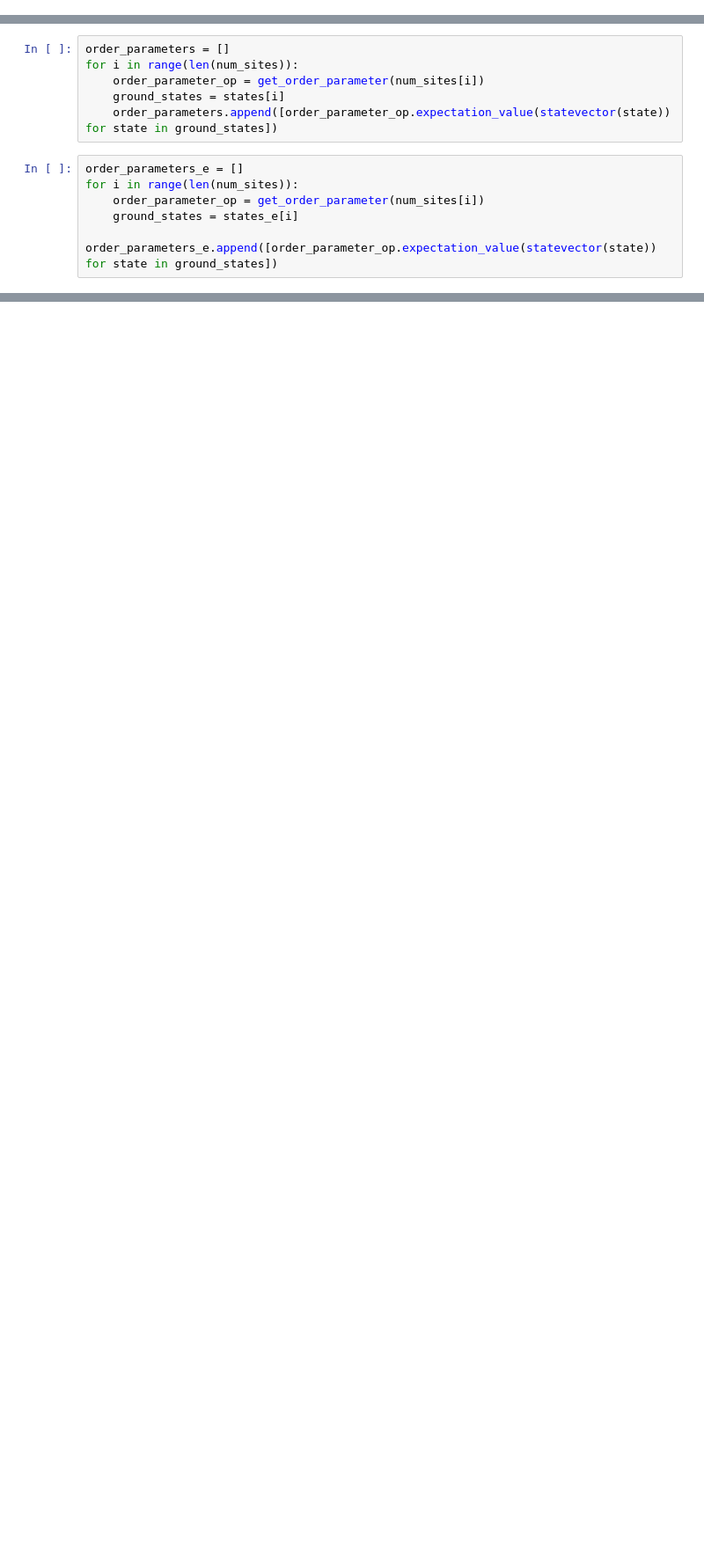
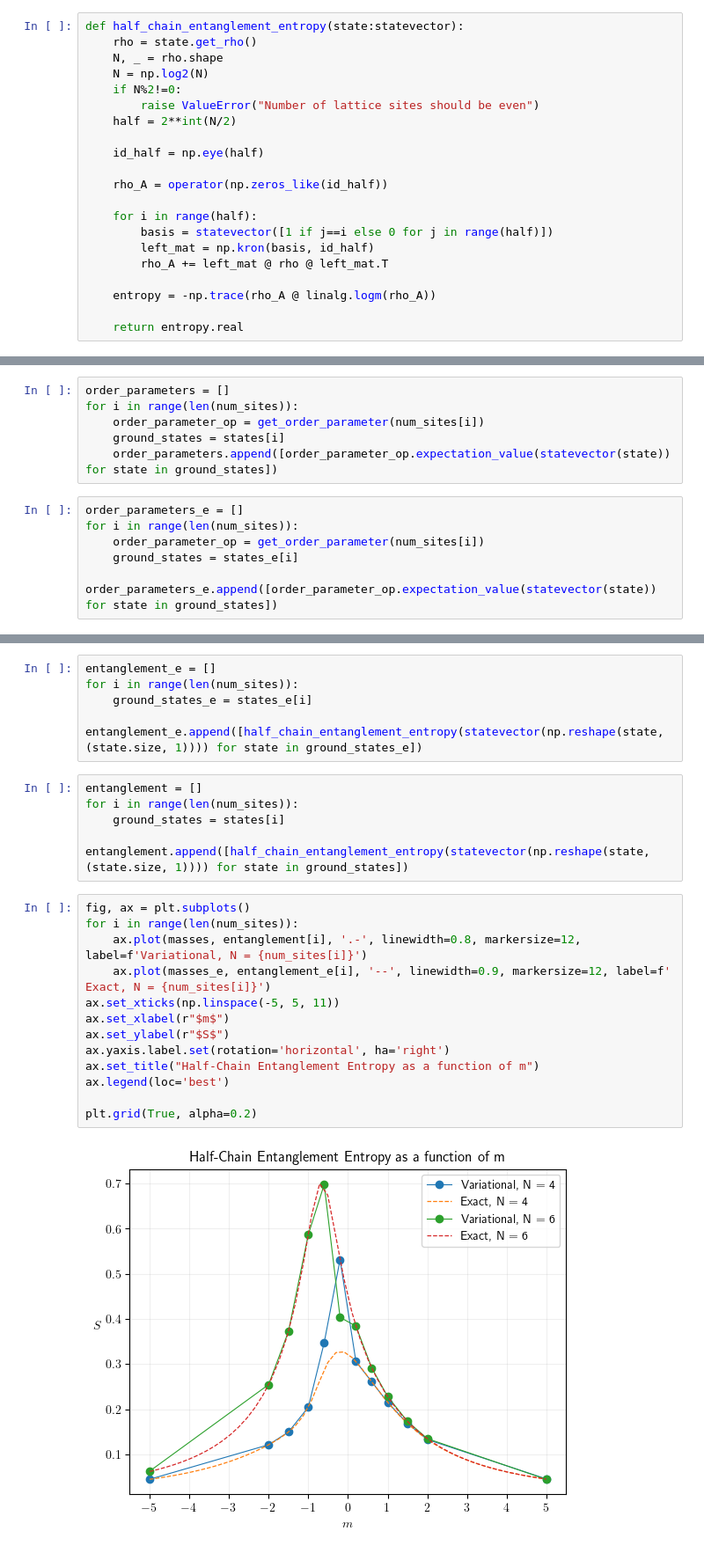
Before and after one commit to adithyarao3103/Schwinger-Model, a Jupyter notebook: adiabatic_evolution_gs_schwinger.ipynb, the cells around one changed output, grey strips where cells are left out. Shown at 88% size. Saved outputs shown, nothing was run; the diff lists cells and outputs as text; blank space fills up the shorter version.

```diff
--- a/adiabatic_evolution_gs_schwinger.ipynb
+++ b/adiabatic_evolution_gs_schwinger.ipynb
@@ -245,6 +246,27 @@ def get_init_state(N:int):
     min_e = np.min(e)
     id = np.where(e == min_e)[0][0]
     return statevector(v[:,id]).T
+# %%
+def half_chain_entanglement_entropy(state:statevector):
+    rho = state.get_rho()
+    N, _ = rho.shape
+    N = np.log2(N)
+    if N%2!=0:
+        raise ValueError("Number of lattice sites should be even")
+    half = 2**int(N/2)
+
+    id_half = np.eye(half)
+
+    rho_A = operator(np.zeros_like(id_half))
+
+    for i in range(half):
+        basis = statevector([1 if j==i else 0 for j in range(half)])
+        left_mat = np.kron(basis, id_half)
+        rho_A += left_mat @ rho @ left_mat.T
+
+    entropy = -np.trace(rho_A @ linalg.logm(rho_A))
+
+    return entropy.real
 # %%
 def adiabatic_evolution(N, coeffs, num_steps=10000):
     state = get_init_state(N)
@@ -367,0 +393,25 @@ plt.grid(True, alpha=0.25)
+# %%
+entanglement_e = []
+for i in range(len(num_sites)):
+    ground_states_e = states_e[i]
+    entanglement_e.append([half_chain_entanglement_entropy(statevector(np.reshape(state, (state.size, 1)))) for state in ground_states_e])
+# %%
+entanglement = []
+for i in range(len(num_sites)):
+    ground_states = states[i]
+    entanglement.append([half_chain_entanglement_entropy(statevector(np.reshape(state, (state.size, 1)))) for state in ground_states])
+# %%
+fig, ax = plt.subplots()
+for i in range(len(num_sites)):
+    ax.plot(masses, entanglement[i], '.-', linewidth=0.8, markersize=12, label=f'Variational, N = {num_sites[i]}')
+    ax.plot(masses_e, entanglement_e[i], '--', linewidth=0.9, markersize=12, label=f' Exact, N = {num_sites[i]}')
+ax.set_xticks(np.linspace(-5, 5, 11))
+ax.set_xlabel(r"$m$")
+ax.set_ylabel(r"$S$")
+ax.yaxis.label.set(rotation='horizontal', ha='right')
+ax.set_title("Half-Chain Entanglement Entropy as a function of m")
+ax.legend(loc='best')
+
+plt.grid(True, alpha=0.2)
+# %% [output]
+[figure, added]
```
Also changed, not shown: parts of 9 cells of this notebook, 10 other files.
